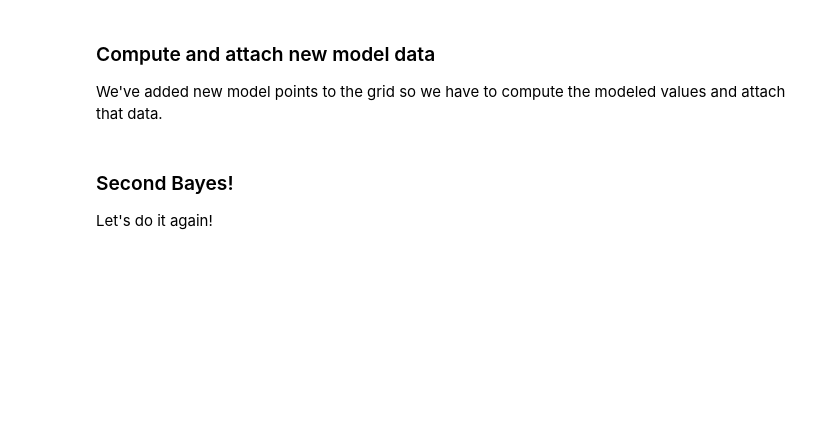
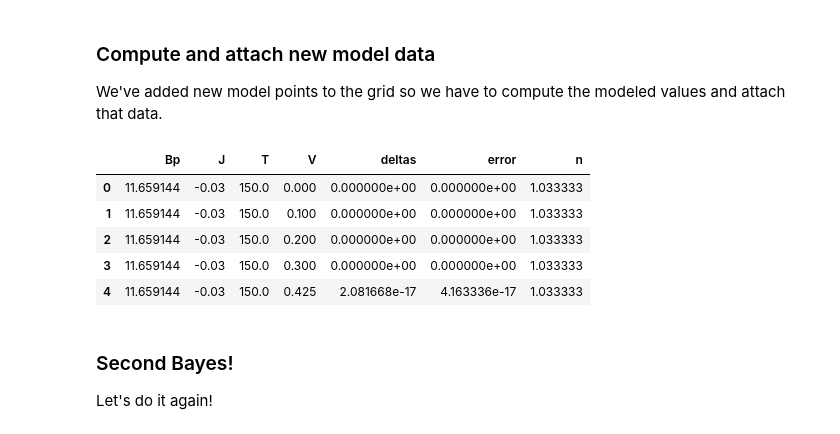
Before and after one commit to PV-Lab/bayesim, a Jupyter notebook: examples/diode/ideal_diode.ipynb, the cells around one changed output. Saved outputs shown, nothing was run; the diff lists cells and outputs as text; code cells hidden in the pictures; blank space fills up the shorter version.

```diff
--- a/examples/diode/ideal_diode.ipynb
+++ b/examples/diode/ideal_diode.ipynb
@@ -144,6 +221,15 @@ dd.io.save('new_sim_data_1.h5',new_sim_data)
 m.attach_model(mode='add',fpath='new_sim_data_1.h5')
 # %%
 m.calc_model_gradients()
+# %%
+m.model_data.head()
+# %% [output]
+|  | Bp | J | T | V | deltas | error | n |
+| 0 | 11.659144 | -0.03 | 150.0 | 0.000 | 0.000000e+00 | 0.000000e+00 | 1.033333 |
+| 1 | 11.659144 | -0.03 | 150.0 | 0.100 | 0.000000e+00 | 0.000000e+00 | 1.033333 |
+| 2 | 11.659144 | -0.03 | 150.0 | 0.200 | 0.000000e+00 | 0.000000e+00 | 1.033333 |
+| 3 | 11.659144 | -0.03 | 150.0 | 0.300 | 0.000000e+00 | 0.000000e+00 | 1.033333 |
+| 4 | 11.659144 | -0.03 | 150.0 | 0.425 | 2.081668e-17 | 4.163336e-17 | 1.033333 |
 # %% [markdown]
 ### Second Bayes!
 Let's do it again!
```
Also changed, not shown: parts of 19 cells of this notebook, 2 other files.
